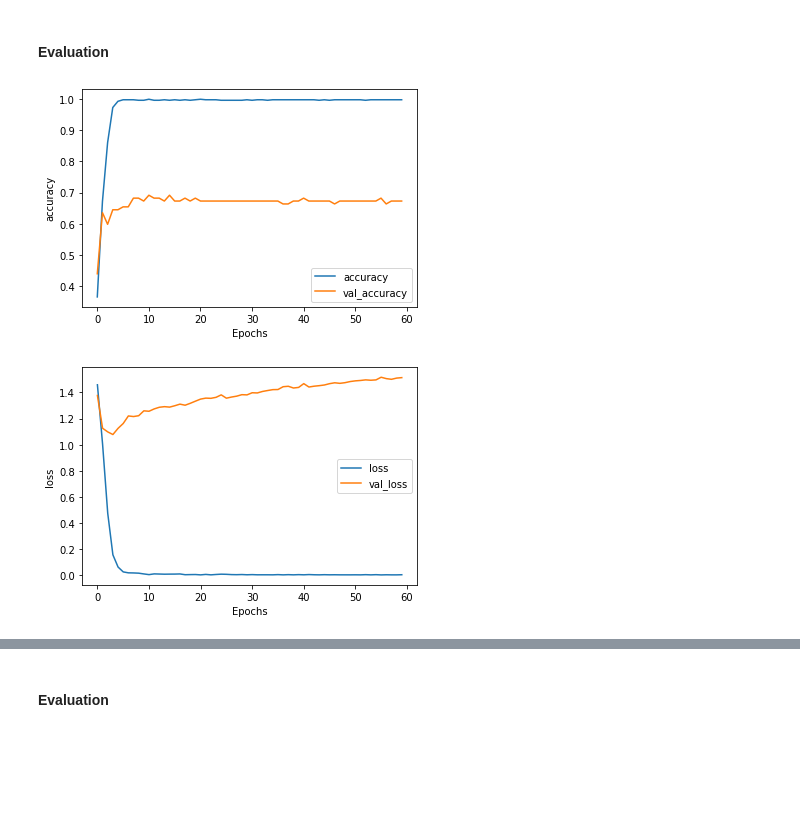
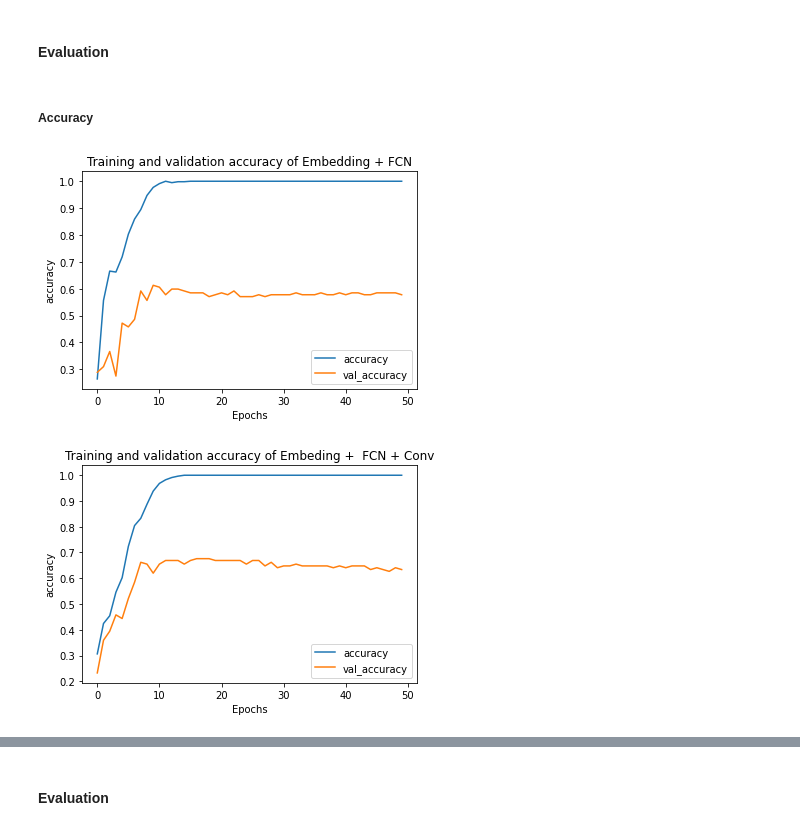
Before and after one commit to riyansn/Text-Multiclass-Classification, a Jupyter notebook: LSTMTemp.ipynb, the cells around one changed output, grey strips where cells are left out. Drawn from its saved outputs; the diff is of its cells as text; code cells hidden in the pictures; blank space fills up the shorter version.

```diff
--- a/LSTMTemp.ipynb
+++ b/LSTMTemp.ipynb
@@ -324,16 +420,19 @@ Account and Password       1.00      0.50      0.67         6
 # %%
-embedding_dim = 32
-num_of_filters = 128
-kernel_size = 5
+embedding_dim = 16
+
 # Build the model
 model = tf.keras.Sequential([
-    tf.keras.layers.Embedding(num_words, embedding_dim, input_length = max_length),
-    tf.keras.layers.Conv1D(num_of_filters, kernel_size),
+    tf.keras.layers.Embedding(num_words , embedding_dim, input_length = maxlen),
+    tf.keras.layers.Conv1D(16, 4),
+    tf.keras.layers.MaxPooling1D(),
     tf.keras.layers.Flatten(),
-    tf.keras.layers.Dense(64, activation='relu'),
+    tf.keras.layers.Dense(16, activation='relu'),
     tf.keras.layers.Dense(5, activation='softmax')
 ])
 
+# Compile the modeld
+model.compile(loss='sparse_categorical_crossentropy',optimizer='adam',metrics=['accuracy'])
+
 # Print the model summary
 model.summary()
 # %% [output]
@@ -362,7 +456,7 @@ model.compile(loss='sparse_categorical_crossentropy',optimizer='adam',metrics=['
 # %%
-num_epochs = 60
+num_epochs = 50
 
 # Train the model
-history = model.fit(X_train_padded, y_train, epochs=num_epochs, validation_data=(X_test_padded, y_test))
+history_embed_conv = model.fit(X_train_padded, y_train, epochs=num_epochs, validation_data=(X_test_padded, y_test))
 %time
 # %% [output]
@@ -386,20 +480,10 @@ Wall time: 12.4 µs
 # %% [markdown]
 #### Evaluation
-# %%
-import matplotlib.pyplot as plt
-
-# Plot utility
-def plot_graphs(history, string):
-  plt.plot(history.history[string])
-  plt.plot(history.history['val_'+string])
-  plt.xlabel("Epochs")
-  plt.ylabel(string)
-  plt.legend([string, 'val_'+string])
-  plt.show()
-
-# Plot the accuracy and loss
-plot_graphs(history, "accuracy")
-plot_graphs(history, "loss")
-# %% [output]
-[figure, removed]
-[figure, removed]
+# %% [markdown]
+##### Accuracy
+# %%
+plot_graphs(history_embedding, "accuracy", "Embedding + FCN")
+plot_graphs(history_embed_conv,"accuracy", "Embeding +  FCN + Conv")
+# %% [output]
+[figure, added]
+[figure, added]
```
Also changed, not shown: parts of 115 cells of this notebook.
